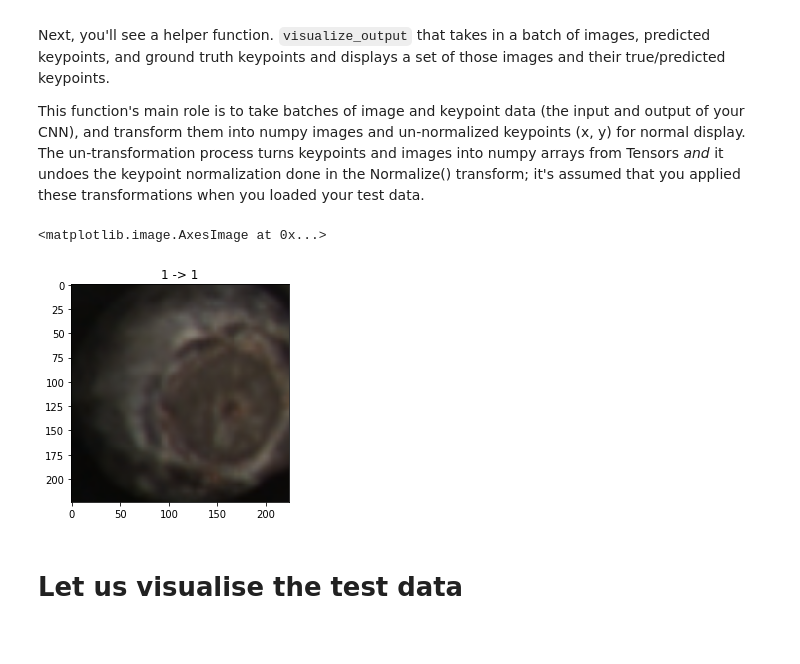
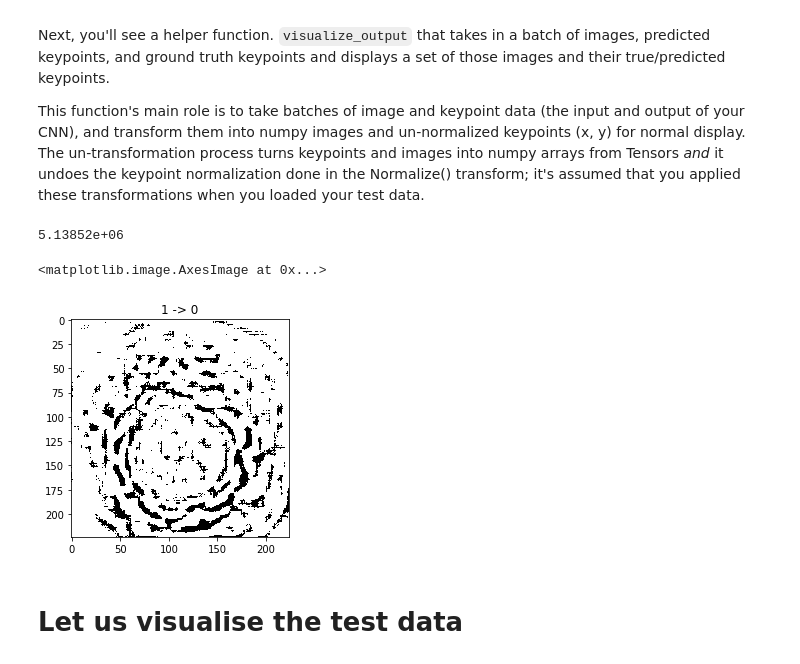
Before and after one commit to RenSilvaAU/fruit-tl, a Jupyter notebook: Fruit_Classifier.ipynb, the cells around one changed output. Saved outputs shown, nothing was run; the diff lists cells and outputs as text; code cells hidden in the pictures.

Commit message:
threshold

```diff
--- a/Fruit_Classifier.ipynb
+++ b/Fruit_Classifier.ipynb
@@ -214,10 +208,22 @@ class Normalize(object):
         img_class_copy = np.copy(img_class)
 
         # convert image to grayscale
-        # image_copy = cv2.cvtColor(image, cv2.COLOR_RGB2GRAY)
+        image_copy = cv2.cvtColor(image_copy, cv2.COLOR_RGB2GRAY)
+
+        # print('\n\nmax is: ', image_copy.max())
+
+        image_copy =  (image_copy * 256.00).round() # bring image back to 0-255
+
+        # print('now max is: ', image_copy.max())
+
+        image_copy = cv2.adaptiveThreshold(image_copy.astype(np.uint8),120,cv2.ADAPTIVE_THRESH_GAUSSIAN_C,\
+            cv2.THRESH_BINARY,11,2)
+
+        # print('now max is: ', image_copy.max())
 
         # scale color range from [0, 255] to [0, 1]
-        image_copy=  image_copy/255.0
+        image_copy =  image_copy.astype(np.float32) / 256.00
+        # print('now max is: ', image_copy.max())
 
         return {'image': image_copy, 'class': img_class}
 
@@ -460,16 +466,19 @@ This function's main role is to take batches of image and keypoint data (the inp
 # %%
 # a random number
 i = random.randint(0,len(test_images) - 1)
 
-image = test_images[i].data   # get the image from it's wrapper
+image = test_images[i].data   # get the image from its wrapper
 image = image.numpy() * 256   # convert to numpy array from a Tensor
 image = np.transpose(image, (1, 2, 0))   # transpose to go from torch to numpy image
 
+print(image.sum())
+
 plt.title('{} -> {}'.format(round(gt_pts[i].data.item()),round(test_outputs[i].data.item())))
-plt.imshow(image)
+plt.imshow(np.squeeze(image),cmap='gray')
 # %% [output]
-<matplotlib.image.AxesImage at 0x...>
+5.13852e+06
+<matplotlib.image.AxesImage at 0x...>
-[figure, old version]
+[figure, new version]
 # %% [markdown]
 # Let us visualise the test data
 # %%
```
Also changed, not shown: parts of 11 cells of this notebook, 2 other files.
